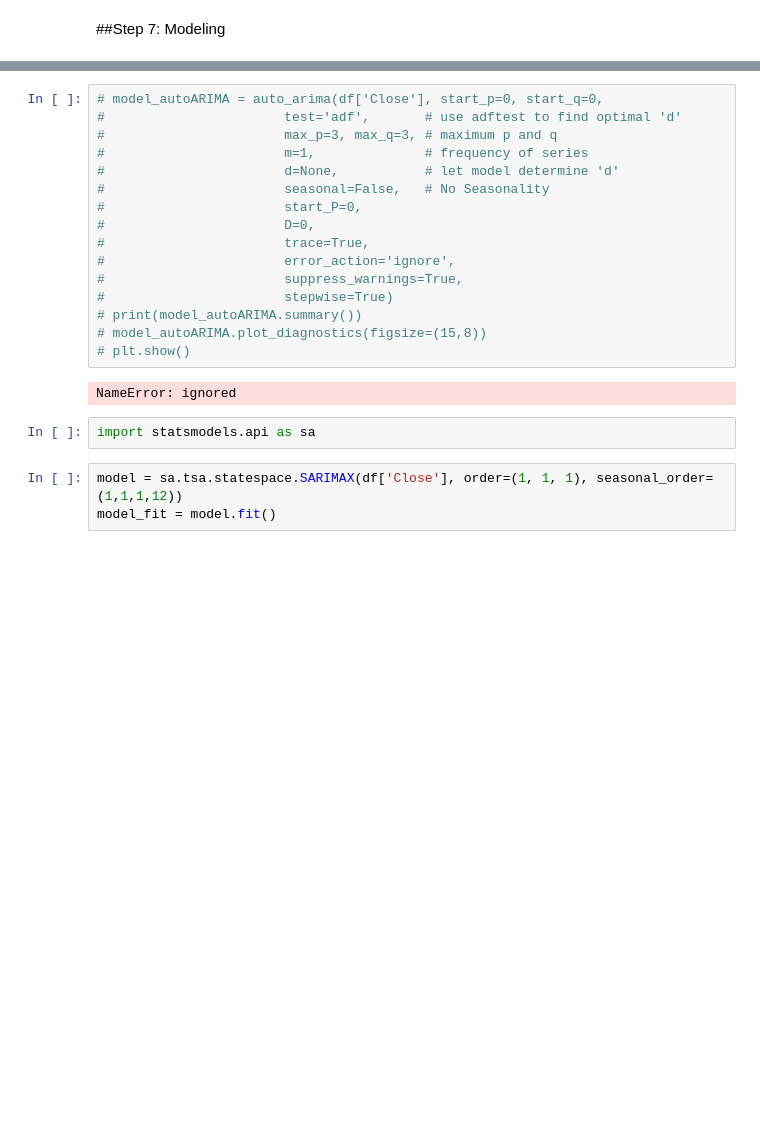
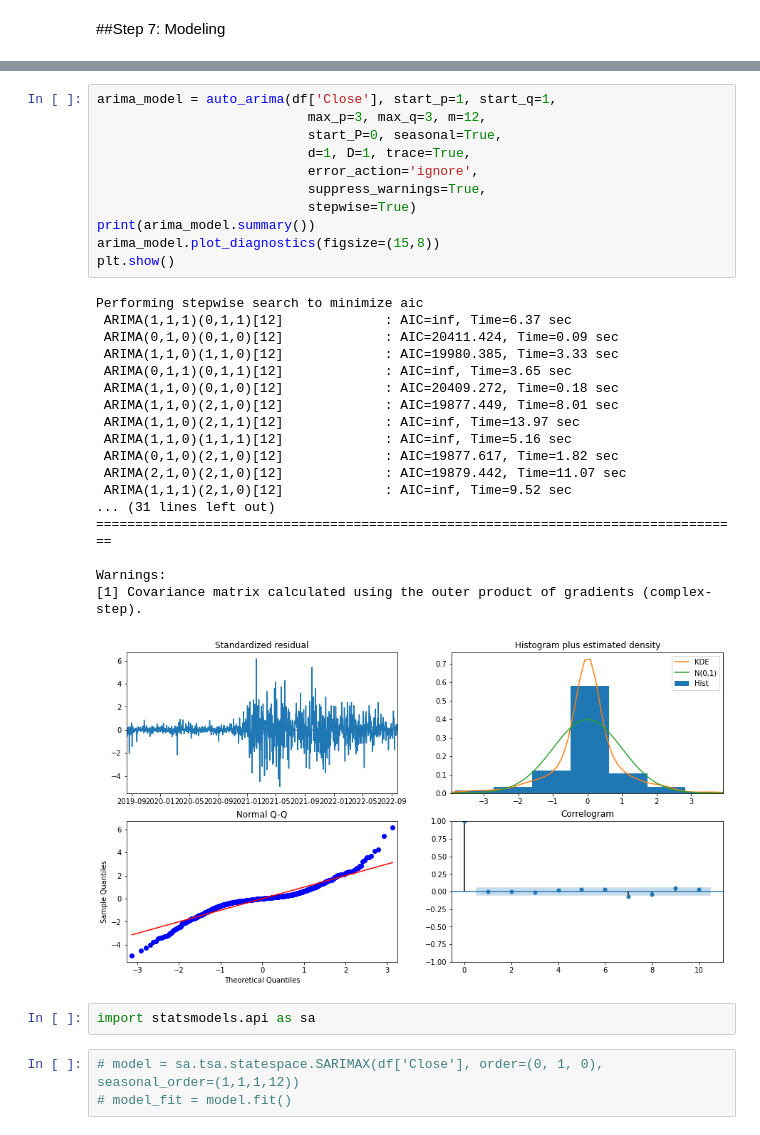
Before and after one commit to huy2212/bitcoin_price_prediction, a Jupyter notebook: data_preprocessing.ipynb, the cells around one changed output, grey strips where cells are left out. Drawn from its saved outputs; the diff is of its cells as text; blank space fills up the shorter version.

```diff
--- a/data_preprocessing.ipynb
+++ b/data_preprocessing.ipynb
@@ -234,24 +256,36 @@ So we can see here the p = 2, d = 2, q = 6, let's move on to build the model.
 # %%
-# model_autoARIMA = auto_arima(df['Close'], start_p=0, start_q=0,
-#                       test='adf',       # use adftest to find optimal 'd'
-#                       max_p=3, max_q=3, # maximum p and q
-#                       m=1,              # frequency of series
-#                       d=None,           # let model determine 'd'
-#                       seasonal=False,   # No Seasonality
-#                       start_P=0,
-#                       D=0,
-#                       trace=True,
-#                       error_action='ignore',
-#                       suppress_warnings=True,
-#                       stepwise=True)
-# print(model_autoARIMA.summary())
-# model_autoARIMA.plot_diagnostics(figsize=(15,8))
-# plt.show()
+arima_model = auto_arima(df['Close'], start_p=1, start_q=1,
+                           max_p=3, max_q=3, m=12,
+                           start_P=0, seasonal=True,
+                           d=1, D=1, trace=True,
+                           error_action='ignore',
+                           suppress_warnings=True,
+                           stepwise=True)
+print(arima_model.summary())
+arima_model.plot_diagnostics(figsize=(15,8))
+plt.show()
 # %% [output]
-NameError: ignored
+Performing stepwise search to minimize aic
+ ARIMA(1,1,1)(0,1,1)[12]             : AIC=inf, Time=6.37 sec
+ ARIMA(0,1,0)(0,1,0)[12]             : AIC=20411.424, Time=0.09 sec
+ ARIMA(1,1,0)(1,1,0)[12]             : AIC=19980.385, Time=3.33 sec
+ ARIMA(0,1,1)(0,1,1)[12]             : AIC=inf, Time=3.65 sec
+ ARIMA(1,1,0)(0,1,0)[12]             : AIC=20409.272, Time=0.18 sec
+ ARIMA(1,1,0)(2,1,0)[12]             : AIC=19877.449, Time=8.01 sec
+ ARIMA(1,1,0)(2,1,1)[12]             : AIC=inf, Time=13.97 sec
+ ARIMA(1,1,0)(1,1,1)[12]             : AIC=inf, Time=5.16 sec
+ ARIMA(0,1,0)(2,1,0)[12]             : AIC=19877.617, Time=1.82 sec
+ ARIMA(2,1,0)(2,1,0)[12]             : AIC=19879.442, Time=11.07 sec
+ ARIMA(1,1,1)(2,1,0)[12]             : AIC=inf, Time=9.52 sec
+... (31 lines left out)
+===================================================================================
+
+Warnings:
+[1] Covariance matrix calculated using the outer product of gradients (complex-step).
+[figure, added]
 # %%
 import statsmodels.api as sa
 # %%
-model = sa.tsa.statespace.SARIMAX(df['Close'], order=(1, 1, 1), seasonal_order=(1,1,1,12))
-model_fit = model.fit()
+# model = sa.tsa.statespace.SARIMAX(df['Close'], order=(0, 1, 0), seasonal_order=(1,1,1,12))
+# model_fit = model.fit()
 # %%
```
Also changed, not shown: parts of 4 cells of this notebook.
